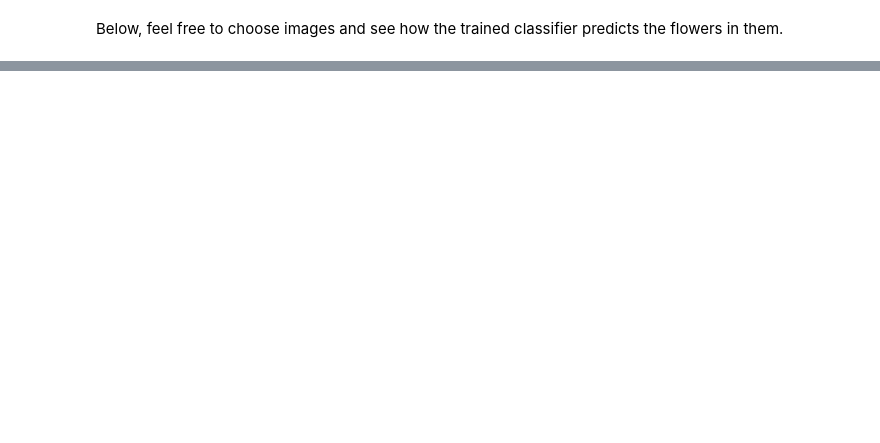
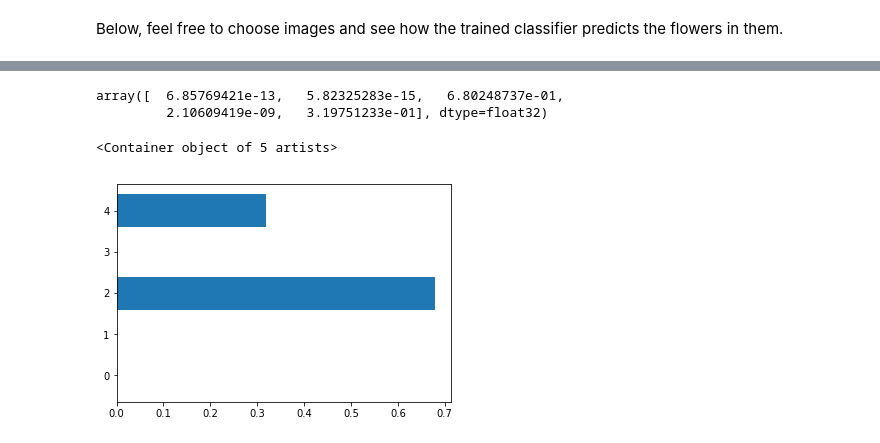
Before and after one commit to AprilYoungs/Deep-learning, a Jupyter notebook: tutorials/transfer-learning/Transfer_Learning.ipynb, the cells around one changed output, grey strips where cells are left out. Saved outputs shown, nothing was run; the diff lists cells and outputs as text; code cells hidden in the pictures; blank space fills up the shorter version.

```diff
--- a/tutorials/transfer-learning/Transfer_Learning.ipynb
+++ b/tutorials/transfer-learning/Transfer_Learning.ipynb
@@ -293,7 +283,7 @@ inputs_ = tf.placeholder(tf.float32, shape=[None, codes.shape[1]])
 labels_ = tf.placeholder(tf.int64, shape=[None, labels_vecs.shape[1]])
 
 # TODO: Classifier layers and operations
-hidden = tf.layers.dense(inputs_,500,activation=tf.nn.relu)
+hidden = tf.layers.dense(inputs_,200,activation=tf.nn.relu)
 
 # output layer logits
 logits = tf.layers.dense(hidden,labels_vecs.shape[1],activation=None)
@@ -339,7 +329,7 @@ Automatic pdb calling has been turned OFF
 # %%
 saver = tf.train.Saver()
 epoch = 10
-batch_size = 50
+batch_size = 128
 with tf.Session() as sess:
     sess.run(tf.global_variables_initializer())
 
@@ -350,6 +340,7 @@ with tf.Session() as sess:
             feed = {inputs_: x,
                     labels_: y}
             th_cost,_ = sess.run((cost,optimizer),feed_dict=feed)
-            print('epoch:{},batch:{}, cost:{}'.format(ep,i,th_cost))
+            val = sess.run(cost,feed_dict={inputs_:val_x, labels_:val_y})
+            print('epoch:{},batch:{}, cost:{},validation:{}'.format(ep,i,th_cost,val))
 
     saver.save(sess, "checkpoints/flowers.ckpt")
@@ -411,3 +427,11 @@ plt.imshow(test_img)
+# %%
+prediction
+# %% [output]
+array([  6.85769421e-13,   5.82325283e-15,   6.80248737e-01,
+         2.10609419e-09,   3.19751233e-01], dtype=float32)
 # %%
 plt.barh(np.arange(5), prediction)
-_ = plt.yticks(np.arange(5), lb.classes_)
+# _ = plt.yticks(np.arange(5), lb.classes_)
+# %% [output]
+<Container object of 5 artists>
+[figure, added]
```
Also changed, not shown: parts of 10 cells of this notebook.
